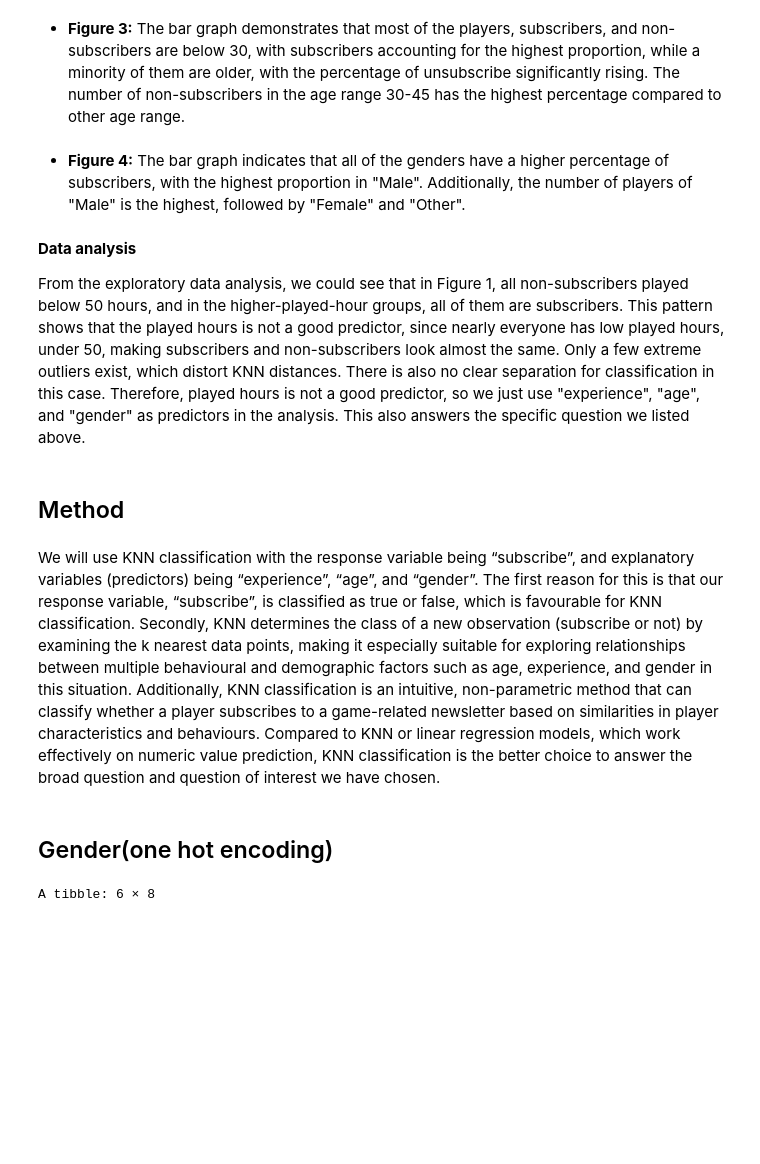
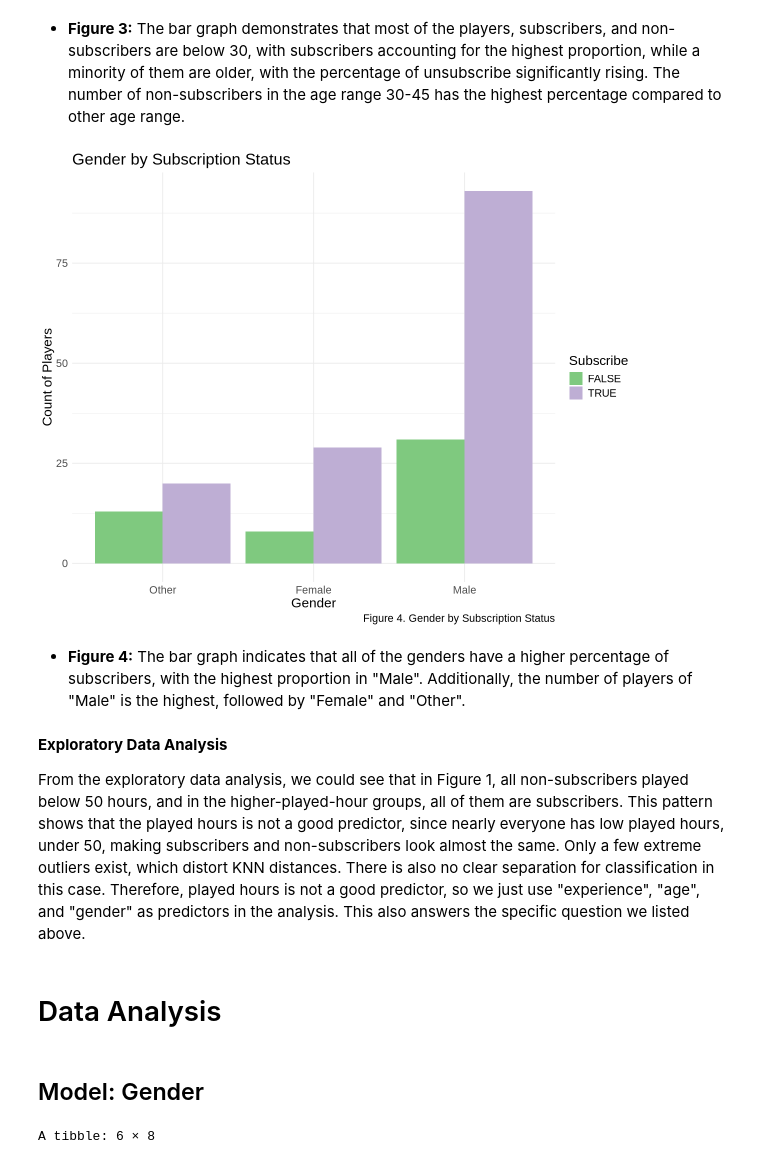
Before and after one commit to SusieFeng316/minecraft_project, a Jupyter notebook: Group.ipynb, the cells around one changed output. Drawn from its saved outputs; the diff is of its cells as text; code cells hidden in the pictures; blank space fills up the shorter version.

```diff
--- a/Group.ipynb
+++ b/Group.ipynb
@@ -159,21 +167,20 @@ ggplot(clean_players, aes(x = Age, fill = subscribe)) +
 # %%
 options(repr.plot.width = 10, repr.plot.height = 8)
 ggplot(clean_players, aes(x = gender, fill = subscribe)) +
   geom_bar(position = "dodge") +
   labs(title = "Gender by Subscription Status",
-       x = "Gender", y = "Count of Players", fill = "Subscribe", caption = "Gender by Subscription Status") +
+       x = "Gender", y = "Count of Players", fill = "Subscribe", caption = "Figure 4. Gender by Subscription Status") +
   theme_minimal() + theme(text = element_text(size=16)) + scale_fill_brewer(palette = 'Accent' )
+# %% [output]
+[figure, added]
 # %% [markdown]
 - **Figure 4:** The bar graph indicates that all of the genders have a higher percentage of subscribers, with the highest proportion in "Male". Additionally, the number of players of "Male" is the highest, followed by "Female" and "Other".
 # %% [markdown]
-**Data analysis**
+**Exploratory Data Analysis**
 
 From the exploratory data analysis, we could see that in Figure 1, all non-subscribers played below 50 hours, and in the higher-played-hour groups, all of them are subscribers. This pattern shows that the played hours is not a good predictor, since nearly everyone has low played hours, under 50, making subscribers and non-subscribers look almost the same. Only a few extreme outliers exist, which distort KNN distances. There is also no clear separation for classification in this case. Therefore, played hours is not a good predictor, so we just use "experience", "age", and "gender" as predictors in the analysis. This also answers the specific question we listed above.
 # %% [markdown]
-Method
--
+# Data Analysis
-# %% [markdown]
-We will use KNN classification with the response variable being “subscribe”, and explanatory variables (predictors) being “experience”, “age”, and “gender”. The first reason for this is that our response variable, “subscribe”, is classified as true or false, which is favourable for KNN classification. Secondly, KNN determines the class of a new observation (subscribe or not) by examining the k nearest data points, making it especially suitable for exploring relationships between multiple behavioural and demographic factors such as age, experience, and gender in this situation. Additionally, KNN classification is an intuitive, non-parametric method that can classify whether a player subscribes to a game-related newsletter based on similarities in player characteristics and behaviours. Compared to KNN or linear regression models, which work effectively on numeric value prediction, KNN classification is the better choice to answer the broad question and question of interest we have chosen.
 # %% [markdown]
-## Gender(one hot encoding)
+## Model: Gender
 # %%
```
Also changed, not shown: parts of 56 cells of this notebook.
